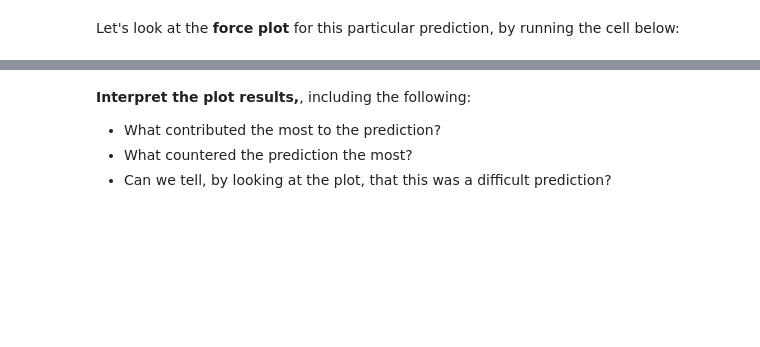
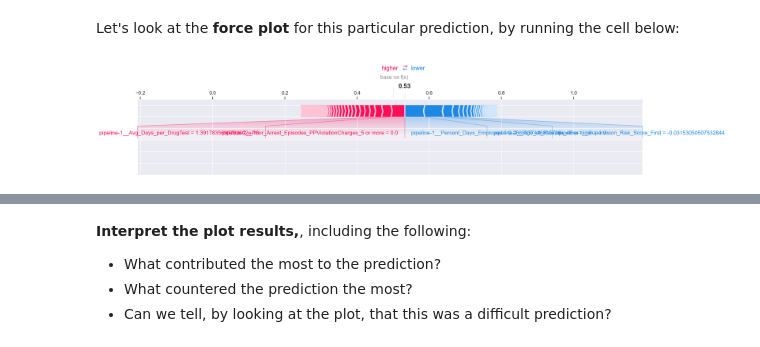
Before and after one commit to wsl0917/DSCI430_module2_assignment, a Jupyter notebook: Module 3 assignment-1.ipynb, the cells around one changed output, grey strips where cells are left out. Drawn from its saved outputs; the diff is of its cells as text; code cells hidden in the pictures; blank space fills up the shorter version.

```diff
--- a/Module 3 assignment-1.ipynb
+++ b/Module 3 assignment-1.ipynb
@@ -748,7 +768,9 @@ Let's look at the **force plot** for this particular prediction, by running the
 # %%
 shap.force_plot(
     rf_explainer.expected_value[1],
-    rf_shap_values[1][-1],
+    rf_shap_values[1,:,-1],
     X_test_enc.iloc[ind[-1]],
     matplotlib=True,
 )
+# %% [output]
+[figure, added]
```
Also changed, not shown: parts of 9 cells of this notebook.
